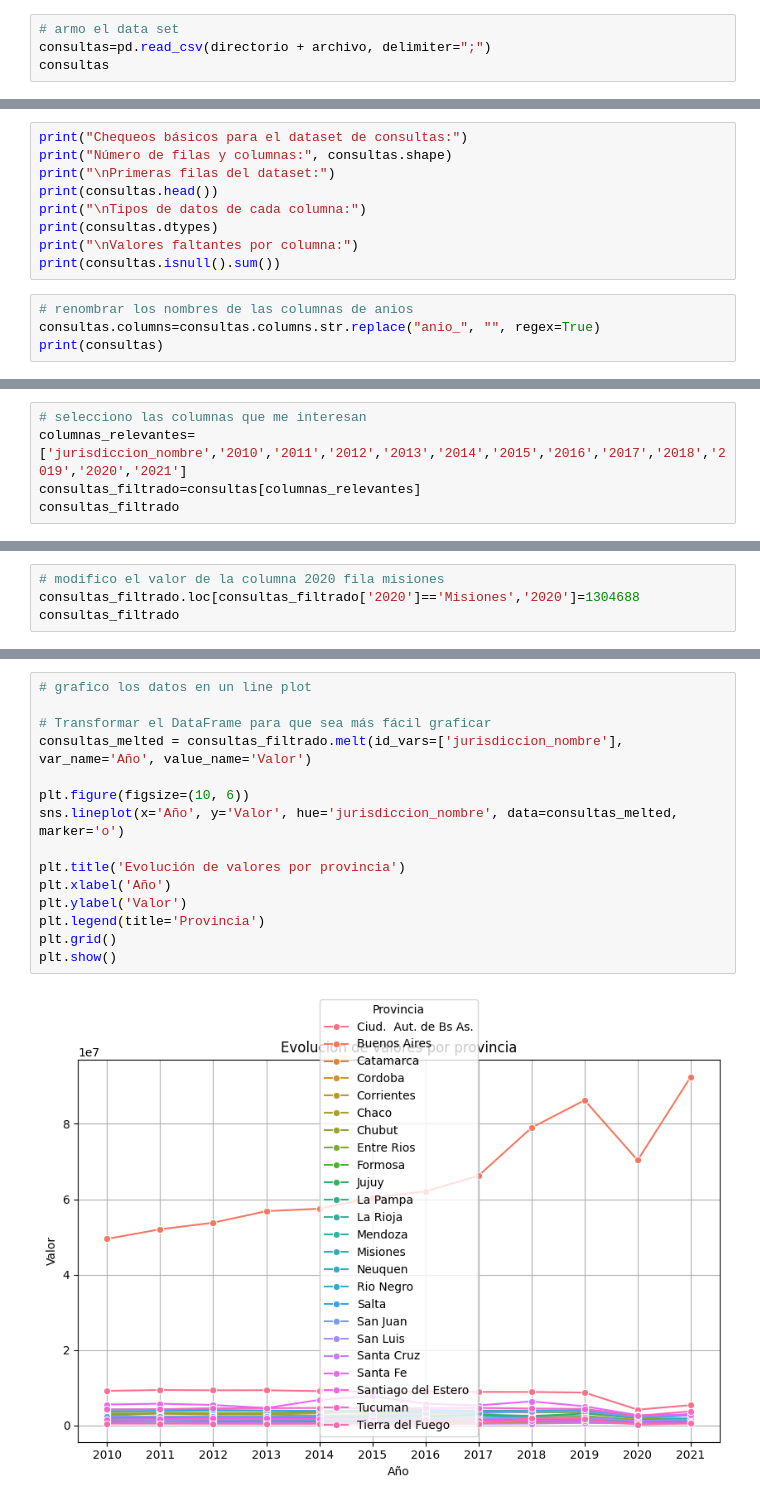
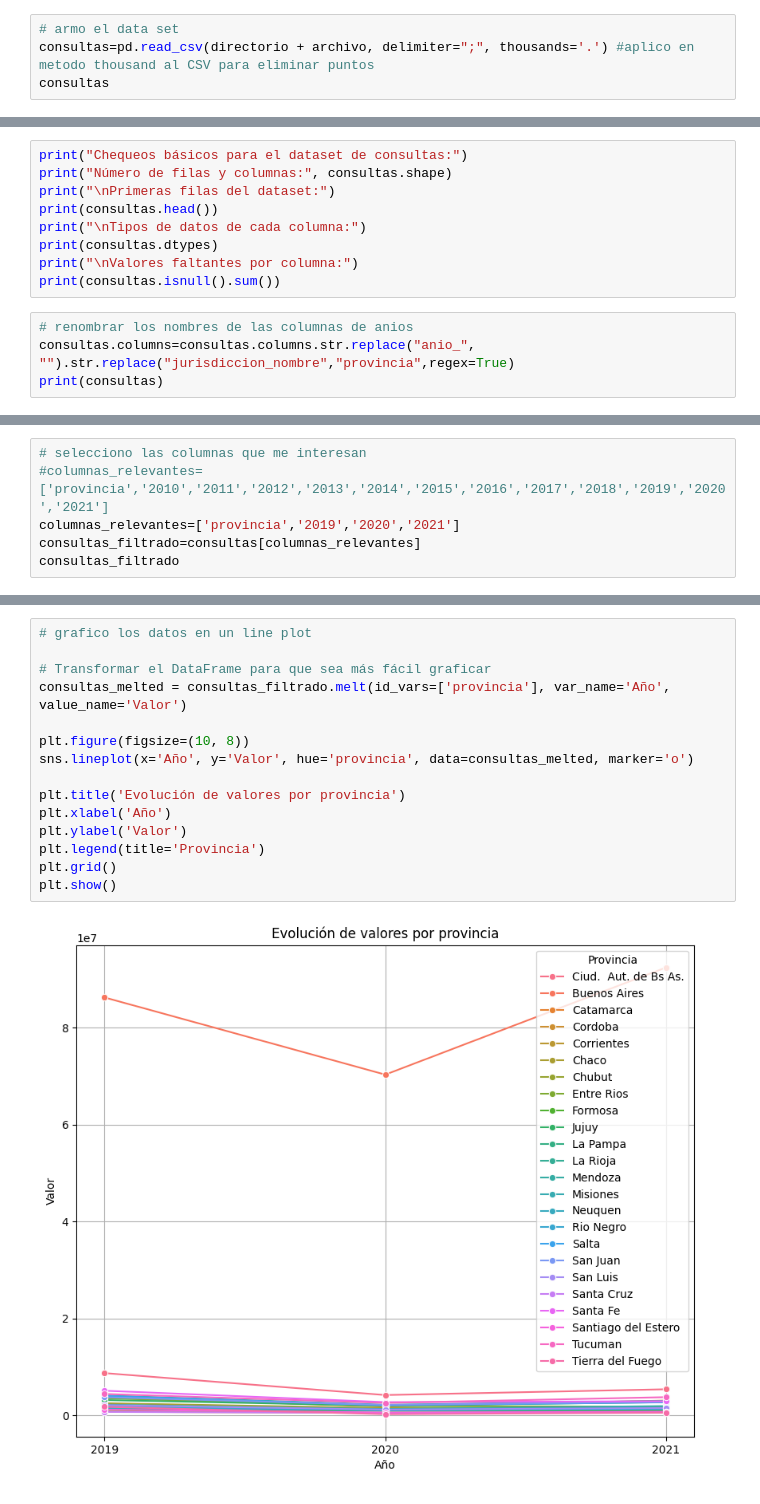
Before and after one commit to joluva/visualizaciondatos, a Jupyter notebook: consultas.ipynb, the cells around one changed output, grey strips where cells are left out. Drawn from its saved outputs; the diff is of its cells as text.

Commit message:
Modificacion programa consulta se agregan graficos y se dejan los año 2019-2021

```diff
--- a/consultas.ipynb
+++ b/consultas.ipynb
@@ -13,7 +13,7 @@ directorio="/home/jorge/proyectos/Datos-Salud/"
 archivo="cantidad-consultas-medicas-ambulatorias.csv"
 # %%
 # armo el data set
-consultas=pd.read_csv(directorio + archivo, delimiter=";")
+consultas=pd.read_csv(directorio + archivo, delimiter=";", thousands='.') #aplico en metodo thousand al CSV para eliminar puntos
 consultas
 # %% [output]
 |  | jurisdiccion_id | jurisdiccion_nombre | anio_2010 | anio_2011 | anio_2012 | anio_2013 | anio_2014 | ... |
@@ -44,6 +44,6 @@ print("\nValores faltantes por columna:")
 print(consultas.isnull().sum())
 # %%
 # renombrar los nombres de las columnas de anios
-consultas.columns=consultas.columns.str.replace("anio_", "", regex=True)
+consultas.columns=consultas.columns.str.replace("anio_", "").str.replace("jurisdiccion_nombre","provincia",regex=True)
 print(consultas)
 # %% [output]
@@ -67,6 +69,7 @@ print(consultas)
 # %%
 # selecciono las columnas que me interesan
-columnas_relevantes=['jurisdiccion_nombre','2010','2011','2012','2013','2014','2015','2016','2017','2018','2019','2020','2021']
+#columnas_relevantes=['provincia','2010','2011','2012','2013','2014','2015','2016','2017','2018','2019','2020','2021']
+columnas_relevantes=['provincia','2019','2020','2021']
 consultas_filtrado=consultas[columnas_relevantes]
 consultas_filtrado
 # %% [output]
@@ -90,4 +92,0 @@ consultas_filtrado
-# %%
-# modifico el valor de la columna 2020 fila misiones
-consultas_filtrado.loc[consultas_filtrado['2020']=='Misiones','2020']=1304688
-consultas_filtrado
@@ -147,20 +173,20 @@ print(consultas_filtrado.isnull().sum())
 # %%
 # grafico los datos en un line plot
 
 # Transformar el DataFrame para que sea más fácil graficar
-consultas_melted = consultas_filtrado.melt(id_vars=['jurisdiccion_nombre'], var_name='Año', value_name='Valor')
+consultas_melted = consultas_filtrado.melt(id_vars=['provincia'], var_name='Año', value_name='Valor')
 
-plt.figure(figsize=(10, 6))
-sns.lineplot(x='Año', y='Valor', hue='jurisdiccion_nombre', data=consultas_melted, marker='o')
+plt.figure(figsize=(10, 8))
+sns.lineplot(x='Año', y='Valor', hue='provincia', data=consultas_melted, marker='o')
 
 plt.title('Evolución de valores por provincia')
 plt.xlabel('Año')
 plt.ylabel('Valor')
 plt.legend(title='Provincia')
 plt.grid()
 plt.show()
 # %% [output]
-[figure, old version]
+[figure, new version]
 # %%
 # grafico los datos en un line plot
 
```
Also changed, not shown: parts of 14 cells of this notebook, 1 other file.
